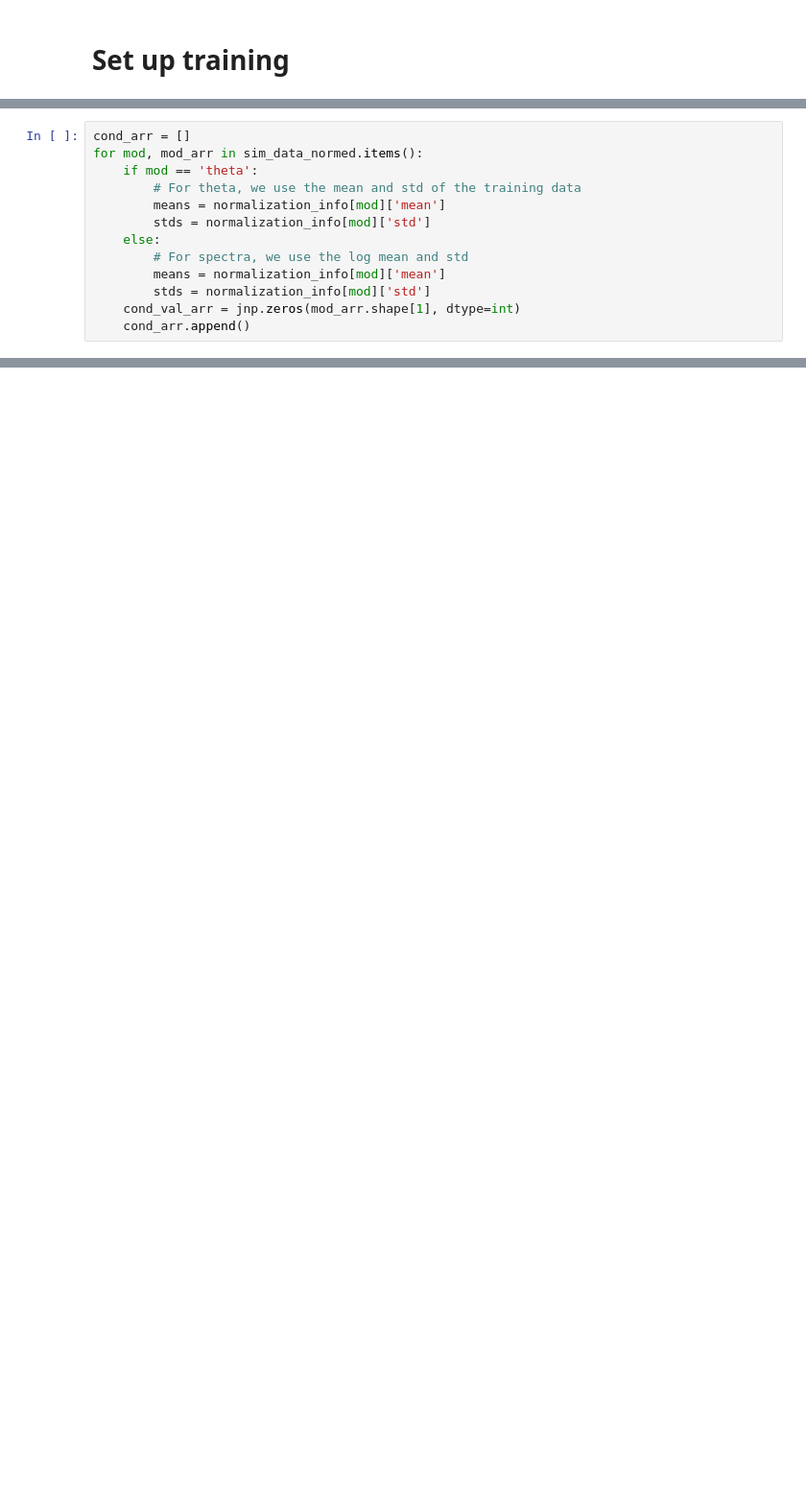
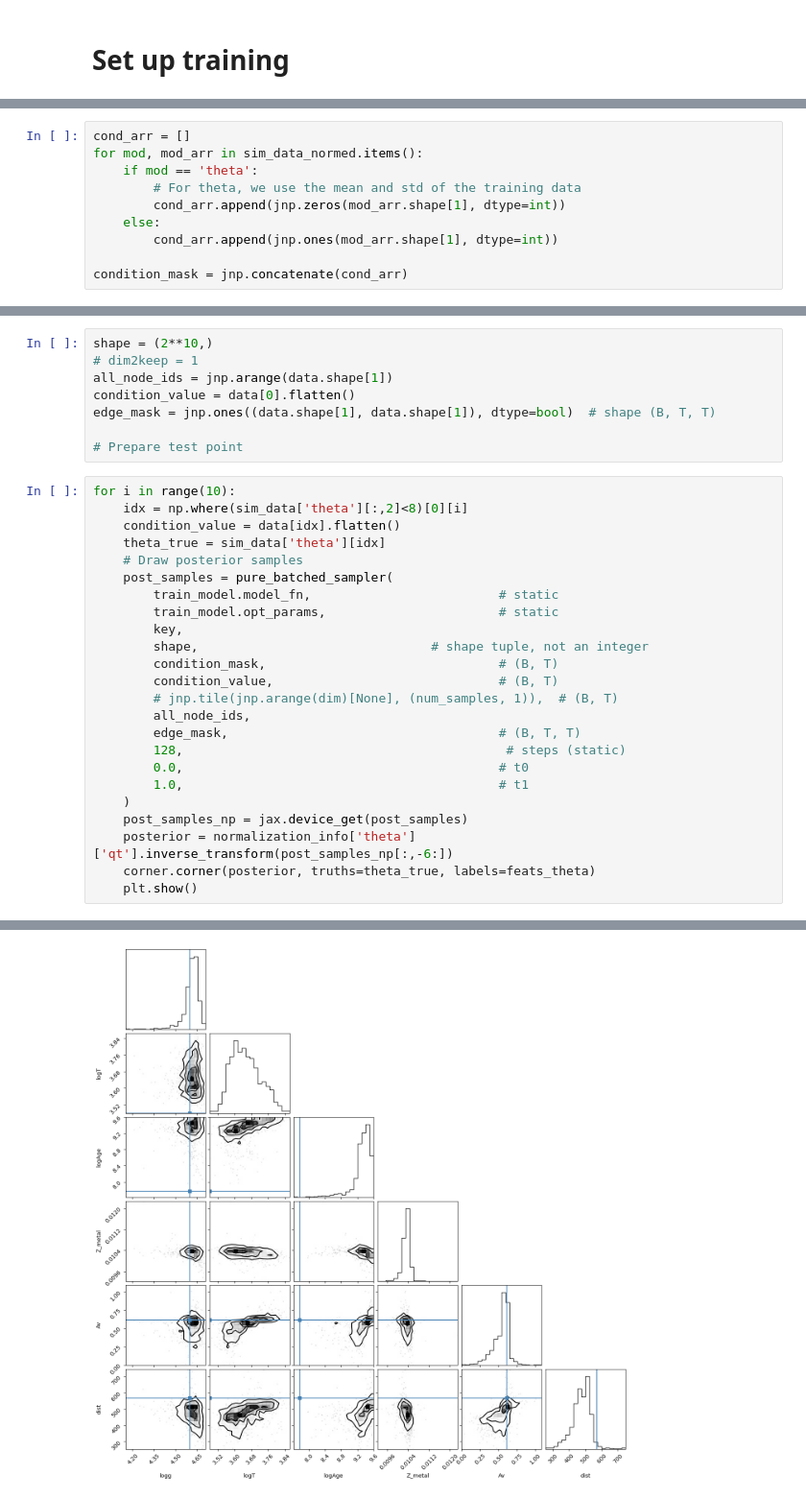
Before and after one commit to sebastianratzenboeck/AstroSimformer, a Jupyter notebook: dev_jax_flow/simflower_spectra_raw.ipynb, the cells around one changed output, grey strips where cells are left out. Shown at 96% size. Drawn from its saved outputs; the diff is of its cells as text; blank space fills up the shorter version.

Commit message:
Fixes multimodality training; still without domain alignment

```diff
--- a/dev_jax_flow/simflower_spectra_raw.ipynb
+++ b/dev_jax_flow/simflower_spectra_raw.ipynb
@@ -210,11 +317,8 @@ cond_arr = []
 for mod, mod_arr in sim_data_normed.items():
     if mod == 'theta':
         # For theta, we use the mean and std of the training data
-        means = normalization_info[mod]['mean']
-        stds = normalization_info[mod]['std']
+        cond_arr.append(jnp.zeros(mod_arr.shape[1], dtype=int))
     else:
-        # For spectra, we use the log mean and std
-        means = normalization_info[mod]['mean']
-        stds = normalization_info[mod]['std']
-    cond_val_arr = jnp.zeros(mod_arr.shape[1], dtype=int)
-    cond_arr.append()
+        cond_arr.append(jnp.ones(mod_arr.shape[1], dtype=int))
+
+condition_mask = jnp.concatenate(cond_arr)
@@ -249,0 +332,33 @@ marginal_samples_denorm = (marginal_samples * stds[node_ids_fit]) + means[node_i
+# %%
+shape = (2**10,)
+# dim2keep = 1
+all_node_ids = jnp.arange(data.shape[1])
+condition_value = data[0].flatten()
+edge_mask = jnp.ones((data.shape[1], data.shape[1]), dtype=bool)  # shape (B, T, T)
+
+# Prepare test point
+# %%
+for i in range(10):
+    idx = np.where(sim_data['theta'][:,2]<8)[0][i]
+    condition_value = data[idx].flatten()
+    theta_true = sim_data['theta'][idx]
+    # Draw posterior samples
+    post_samples = pure_batched_sampler(
+        train_model.model_fn,                         # static
+        train_model.opt_params,                       # static
+        key,
+        shape,                               # shape tuple, not an integer
+        condition_mask,                               # (B, T)
+        condition_value,                              # (B, T)
+        # jnp.tile(jnp.arange(dim)[None], (num_samples, 1)),  # (B, T)
+        all_node_ids,
+        edge_mask,                                    # (B, T, T)
+        128,                                           # steps (static)
+        0.0,                                          # t0
+        1.0,                                          # t1
+    )
+    post_samples_np = jax.device_get(post_samples)
+    posterior = normalization_info['theta']['qt'].inverse_transform(post_samples_np[:,-6:])
+    corner.corner(posterior, truths=theta_true, labels=feats_theta)
+    plt.show()
+# %% [output]
@@ -249,0 +366 @@ marginal_samples_denorm = (marginal_samples * stds[node_ids_fit]) + means[node_i
+[figure, added]
```
Also changed, not shown: parts of 25 cells of this notebook, 50 other files.
